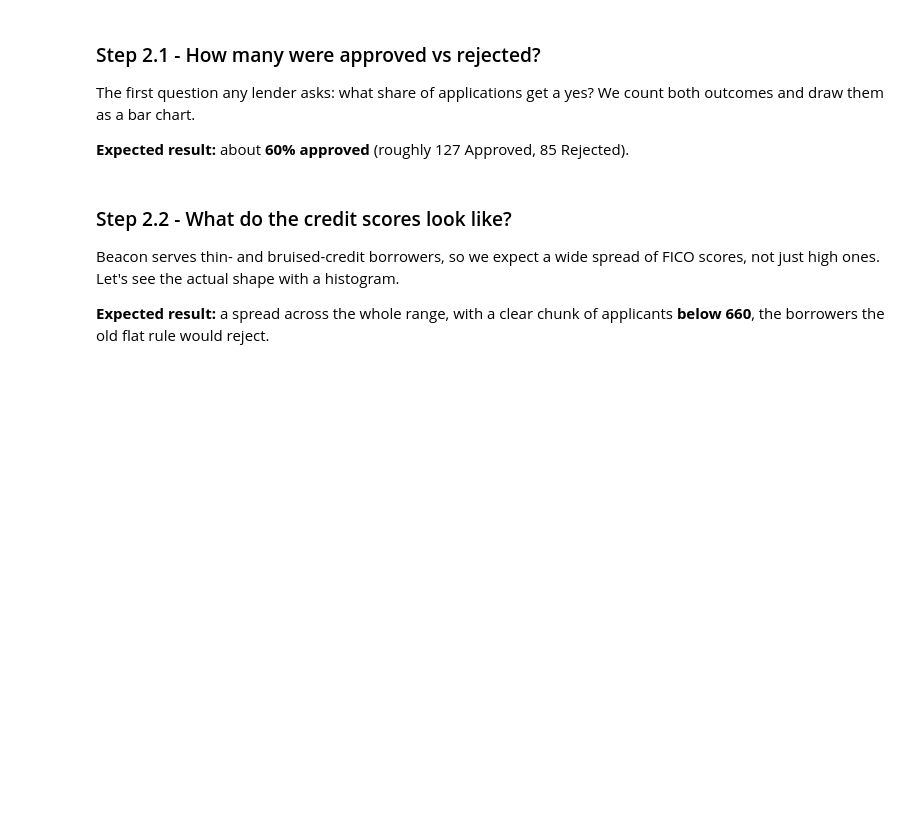
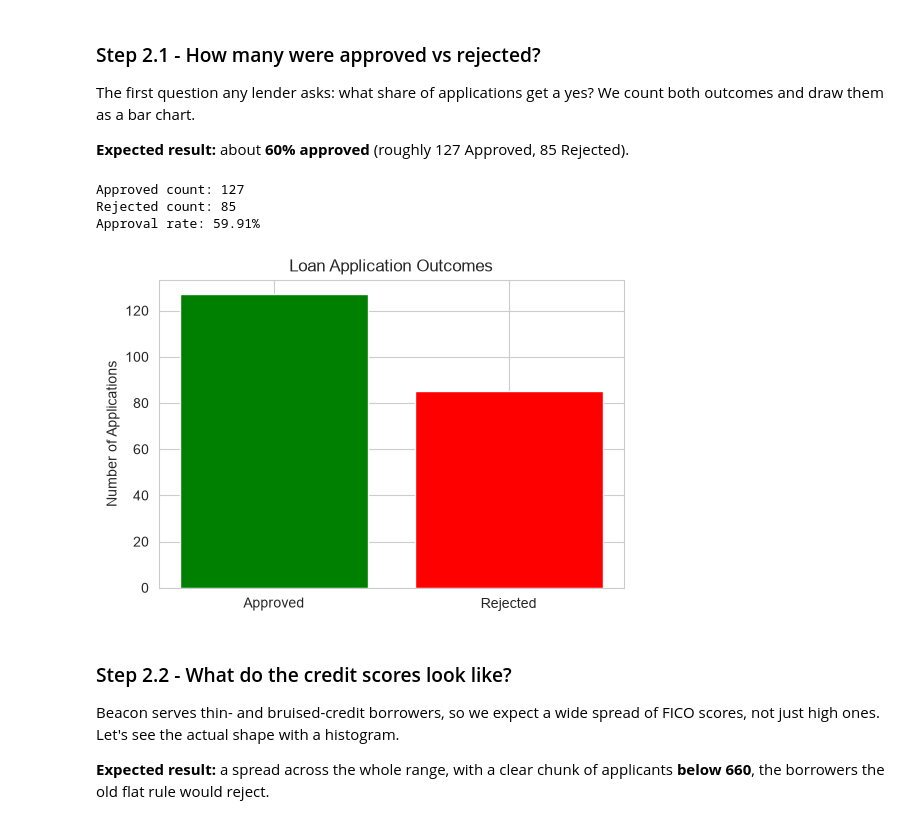
Before and after one commit to emilyejohnson/Beacon-Community-Capital, a Jupyter notebook: Learner_Guide_Notebook.ipynb, the cells around one changed output. Saved outputs shown, nothing was run; the diff lists cells and outputs as text; code cells hidden in the pictures; blank space fills up the shorter version.

Commit message:
Complete data cleaning, EDA charts, and fairness reflections

```diff
--- a/Learner_Guide_Notebook.ipynb
+++ b/Learner_Guide_Notebook.ipynb
@@ -331,4 +379,14 @@ A few applications have a blank FICO score. We will not drop them (that throws a
 ## Prompt Codex to: count how many fico_score values are missing, fill each missing value with
 ## the MEDIAN of the fico_score column, then print how many were filled and confirm 0 remain.
 
-______
+# Fix 4: Fill missing fico_score values with the column median
+missing_before = df["fico_score"].isna().sum()
+
+median_fico = df["fico_score"].median()
+df["fico_score"] = df["fico_score"].fillna(median_fico)
+
+missing_after = df["fico_score"].isna().sum()
+filled_count = missing_before - missing_after
+
+print(f"Missing fico_score filled: {filled_count}")
+print(f"Missing fico_score remaining: {missing_after}")
@@ -356,11 +422,41 @@ The first question any lender asks: what share of applications get a yes? We cou
 # %%
 ## TASK: Approved vs Rejected.
 ## Prompt Codex to, using df:
 ##   1. count how many rows are Approved and how many Rejected, and print the counts,
 ##   2. print the approval rate as a percentage,
 ##   3. draw a bar chart of the two counts (Approved green, Rejected red) with a title and y-axis label.
 
-______
+# Step 2.1: Approval counts, rate, and bar chart (using existing cleaned df)
+
+approval_counts = df["approved"].value_counts()
+
+approved_count = approval_counts.get("Approved", 0)
+rejected_count = approval_counts.get("Rejected", 0)
+total = approved_count + rejected_count
+
+approval_rate = (approved_count / total * 100) if total > 0 else 0
+
+print(f"Approved count: {approved_count}")
+print(f"Rejected count: {rejected_count}")
+print(f"Approval rate: {approval_rate:.2f}%")
+
+# Bar chart
+import matplotlib.pyplot as plt
+
+labels = ["Approved", "Rejected"]
+values = [approved_count, rejected_count]
+colors = ["green", "red"]
+
+plt.figure(figsize=(6, 4))
+plt.bar(labels, values, color=colors)
+plt.title("Loan Application Outcomes")
+plt.ylabel("Number of Applications")
+plt.show()
+# %% [output]
+Approved count: 127
+Rejected count: 85
+Approval rate: 59.91%
+[figure, added]
 # %% [markdown]
 ### Step 2.2 - What do the credit scores look like?
 
```
Also changed, not shown: parts of 11 cells of this notebook.
